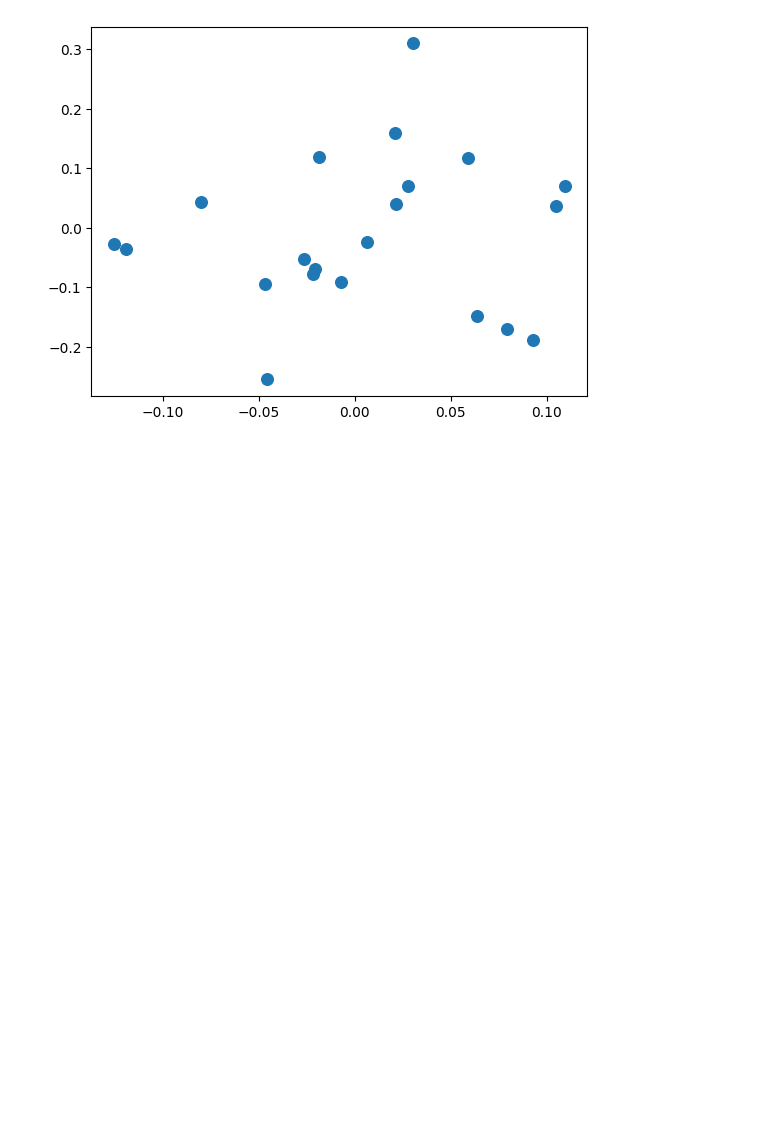
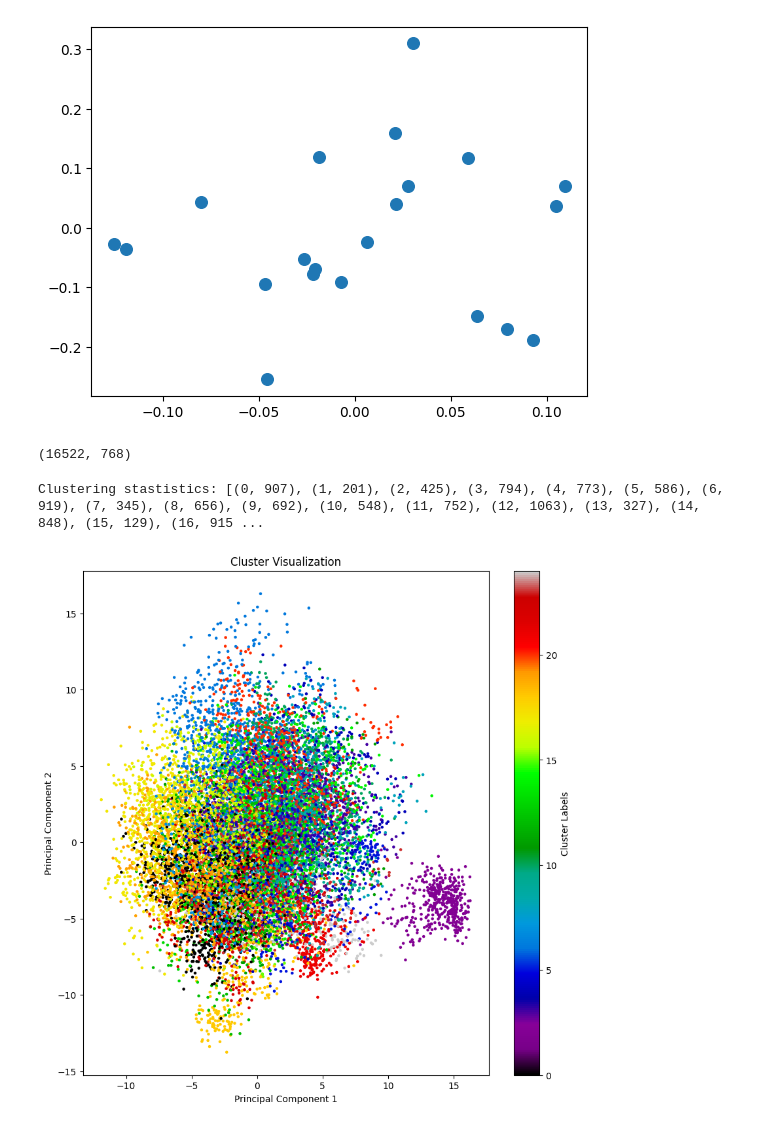
Before and after one commit to Anonymous-Sup/CVAE, a Jupyter notebook: prepare_data/prepare.ipynb, the cells around one changed output. Saved outputs shown, nothing was run; the diff lists cells and outputs as text; code cells hidden in the pictures; blank space fills up the shorter version.

Commit message:
updates results

```diff
--- a/prepare_data/prepare.ipynb
+++ b/prepare_data/prepare.ipynb
@@ -253,0 +264,54 @@ torch.Size([21, 512])
+# %%
+data_path = '/home/zhengwei/Desktop/Zhengwei/Projects/datasets/DukeMTMC-reID'
+dir_path =  osp.join(data_path, 'tensor', 'Transreid', 'train_all')
+tensor_paths = glob.glob(osp.join(dir_path, '*/*.pt'))
+
+all_tensors = []
+for tensor_path in tensor_paths:
+    tensor = torch.load(tensor_path)
+    all_tensors.append(tensor)
+all_tensors = torch.cat(all_tensors, dim=0)
+all_tensors = all_tensors.cpu().numpy()
+
+print(all_tensors.shape)
+# %% [output]
+(16522, 768)
+# %%
+kmeans_file = '/home/zhengwei/Desktop/Zhengwei/Projects/datasets/DukeMTMC-reID/kmeans_results/Transreid/train_all_25k_euclidean.pt'
+results = torch.load(kmeans_file)
+
+labels = results['labels']
+centroids = results['centroids']
+path2label = results['path2label']
+
+labels = labels.cpu().numpy()
+counter = Counter(labels)
+sorted_counter = sorted(counter.items(), key=lambda x: x[0])  # sort by element
+print("Clustering stastistics:", sorted_counter)
+# %% [output]
+Clustering stastistics: [(0, 907), (1, 201), (2, 425), (3, 794), (4, 773), (5, 586), (6, 919), (7, 345), (8, 656), (9, 692), (10, 548), (11, 752), (12, 1063), (13, 327), (14, 848), (15, 129), (16, 915 ...
+# %%
+import matplotlib.pyplot as plt
+from sklearn.decomposition import PCA
+
+# Assuming `all_tensors` is your high-dimensional data and `labels` is the corresponding cluster labels
+all_tensors = all_tensors # Convert tensors to numpy arrays for sklearn
+labels = labels
+
+# Reduce dimensionality to 2D using PCA
+pca = PCA(n_components=2)
+reduced_tensors = pca.fit_transform(all_tensors)
+
+# Create a scatter plot
+plt.figure(figsize=(10, 10))
+plt.scatter(reduced_tensors[:, 0], reduced_tensors[:, 1], c=labels, cmap='nipy_spectral', s=5)
+plt.colorbar(label='Cluster Labels')  # Show cluster labels as colorbar
+plt.title('Cluster Visualization')
+plt.xlabel('Principal Component 1')
+plt.ylabel('Principal Component 2')
+
+plt.savefig('pca_25.png')
+
+plt.show()
+# %% [output]
+[figure, added]
```
Also changed, not shown: parts of 3 cells of this notebook, 14 other files.
